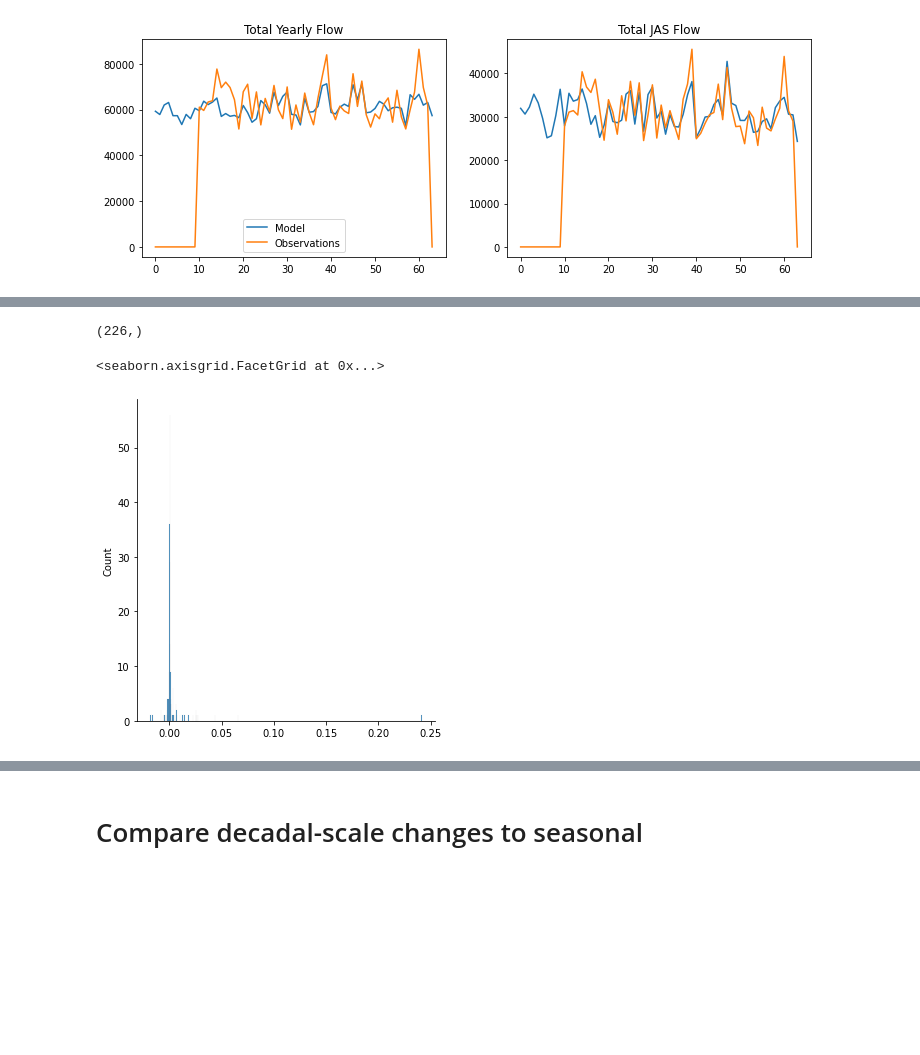
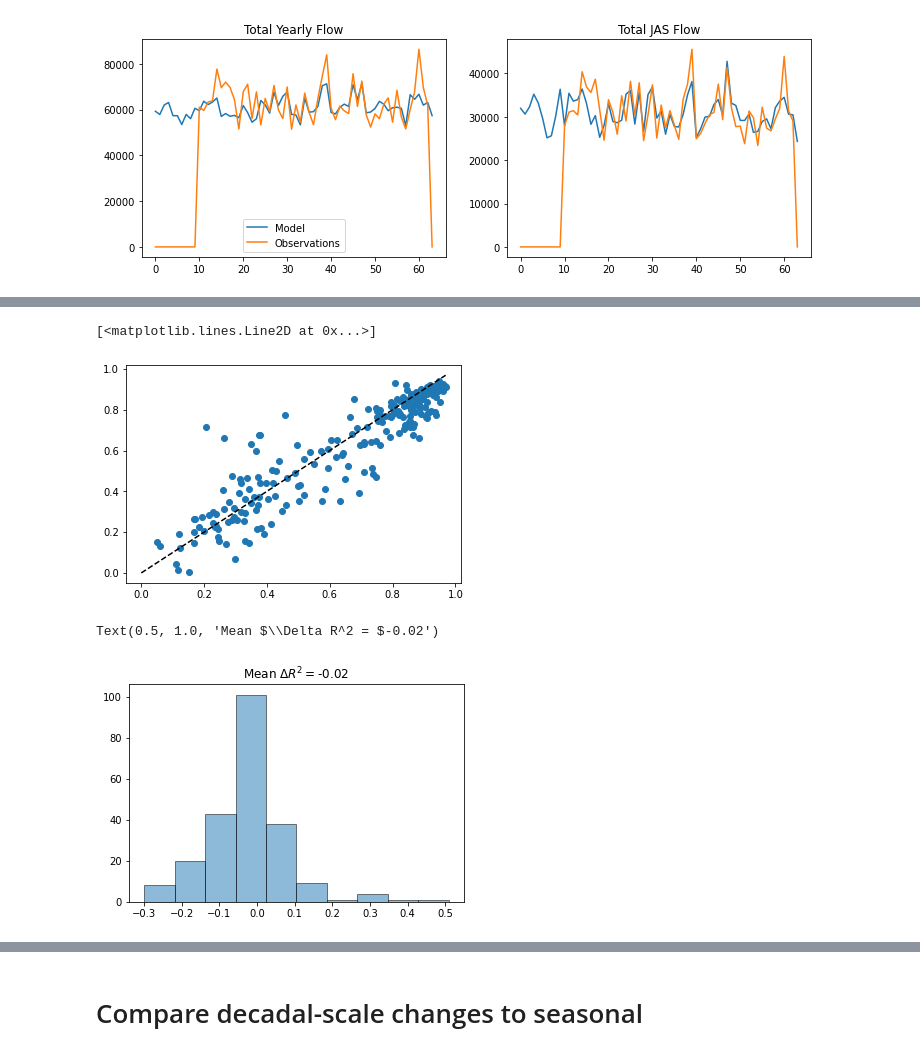
Before and after one commit to andersonsam/cnn_lstm_interpret, a Jupyter notebook: hindcast.ipynb, the cells around one changed output, grey strips where cells are left out. Cells and saved outputs as stored; diff of their text form; code cells hidden in the pictures; blank space fills up the shorter version.

```diff
--- a/hindcast.ipynb
+++ b/hindcast.ipynb
@@ -1627,9 +1674,0 @@ dRMSE_norm = dRMSE / np.mean(total_flow_modern, axis = 0)
-# %%
-np.shape(dRMSE_norm)
-# %% [output]
-(226,)
-# %%
-sns.displot(dRMSE_norm)
-# %% [output]
-<seaborn.axisgrid.FacetGrid at 0x...>
-[figure, removed]
@@ -1637,0 +1675,17 @@ sns.displot(dRMSE_norm)
+# %%
+xx = R2_modern
+yy = R2_hind
+
+plt.scatter(xx, yy)
+plt.plot([0,np.max([xx,yy])],[0,np.max([xx,yy])], 'k--')
+# %% [output]
+[<matplotlib.lines.Line2D at 0x...>]
+[figure, added]
+# %%
+dR2 = R2_hind - R2_modern
+
+plt.hist(dR2, edgecolor = 'k', alpha = 0.5)
+plt.title('Mean $\Delta R^2 = $' + str(np.round(np.mean(dR2), decimals = 2)))
+# %% [output]
+Text(0.5, 1.0, 'Mean $\\Delta R^2 = $-0.02')
+[figure, added]
```
Also changed, not shown: parts of 16 cells of this notebook.
